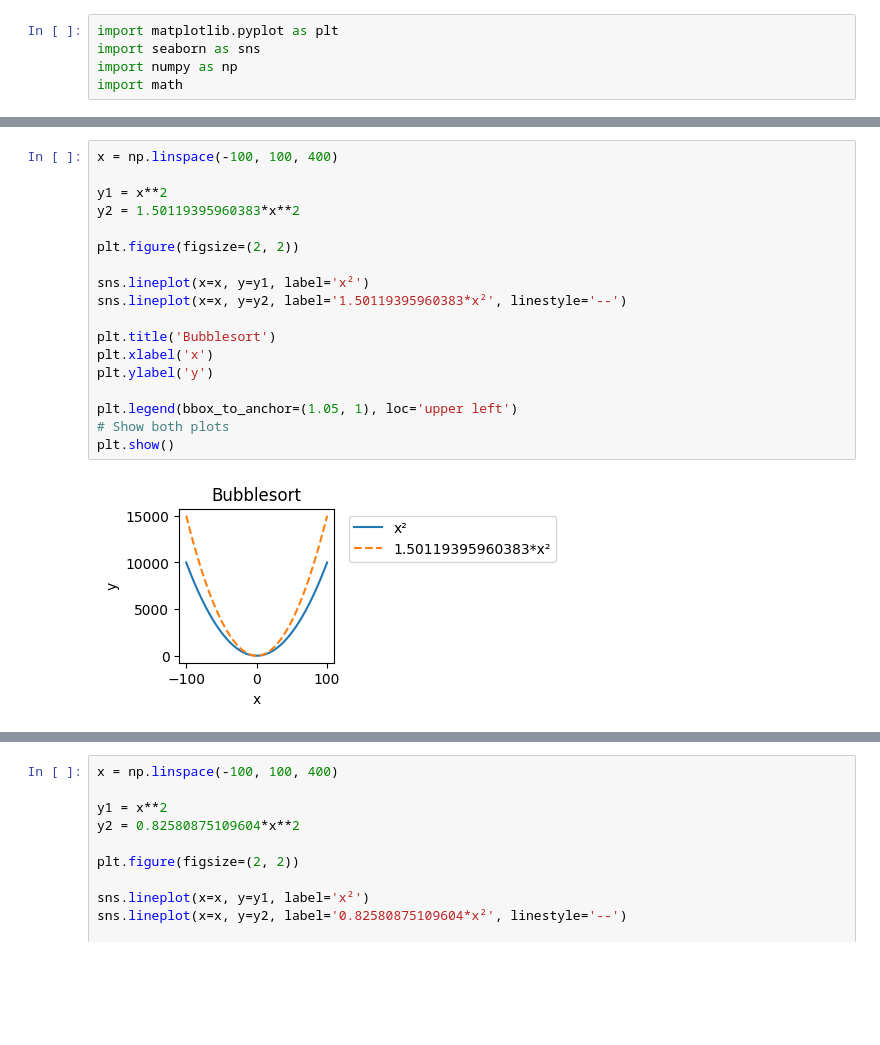
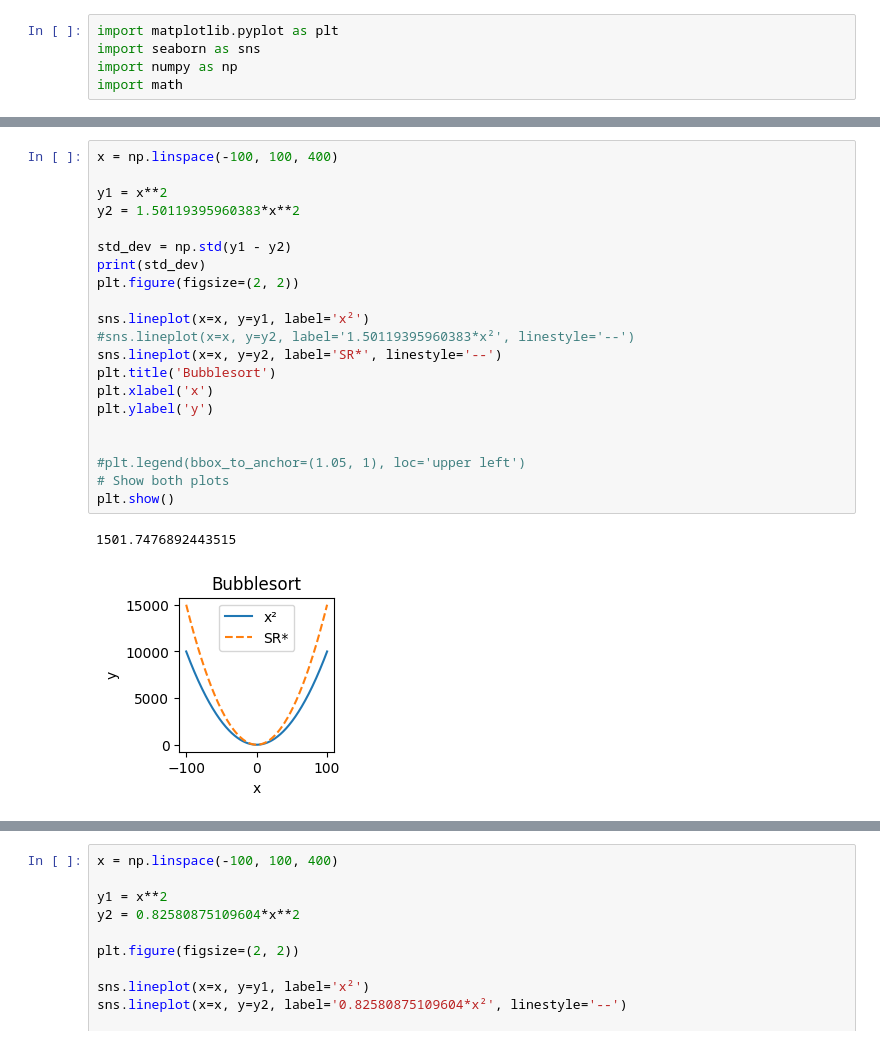
Before and after one commit to AlgoMathBR/symbolic_regression, a Jupyter notebook: criando_graficos_regressao_simbolica.ipynb, the cells around one changed output, grey strips where cells are left out. Cells and saved outputs as stored; diff of their text form; blank space fills up the shorter version.

```diff
--- a/criando_graficos_regressao_simbolica.ipynb
+++ b/criando_graficos_regressao_simbolica.ipynb
@@ -8,23 +487,27 @@ import math
 # %%
 x = np.linspace(-100, 100, 400)
 
 y1 = x**2
 y2 = 1.50119395960383*x**2
 
+std_dev = np.std(y1 - y2)
+print(std_dev)
 plt.figure(figsize=(2, 2))
 
 sns.lineplot(x=x, y=y1, label='x²')
-sns.lineplot(x=x, y=y2, label='1.50119395960383*x²', linestyle='--')
-
+#sns.lineplot(x=x, y=y2, label='1.50119395960383*x²', linestyle='--')
+sns.lineplot(x=x, y=y2, label='SR*', linestyle='--')
 plt.title('Bubblesort')
 plt.xlabel('x')
 plt.ylabel('y')
 
-plt.legend(bbox_to_anchor=(1.05, 1), loc='upper left')
+
+#plt.legend(bbox_to_anchor=(1.05, 1), loc='upper left')
 # Show both plots
 plt.show()
 # %% [output]
+1501.7476892443515
-[figure, old version]
+[figure, new version]
 # %%
 x = np.linspace(0.0001, 100, 400)
 
```
Also changed, not shown: parts of 14 cells of this notebook.
